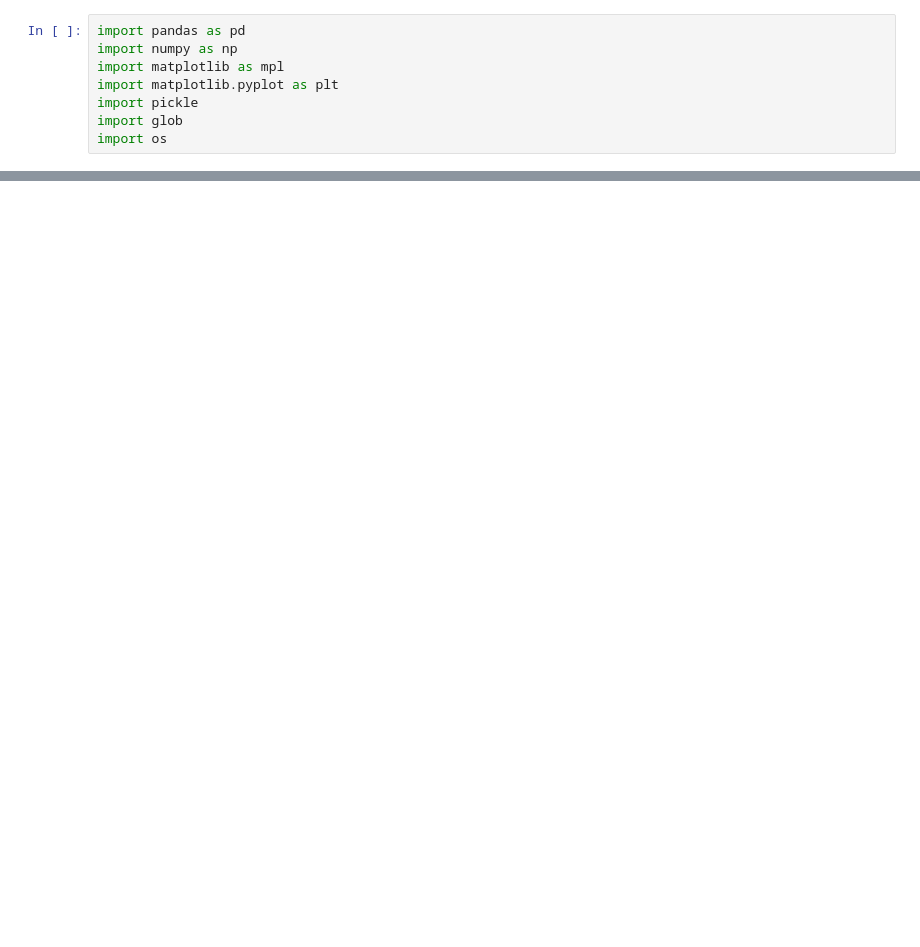
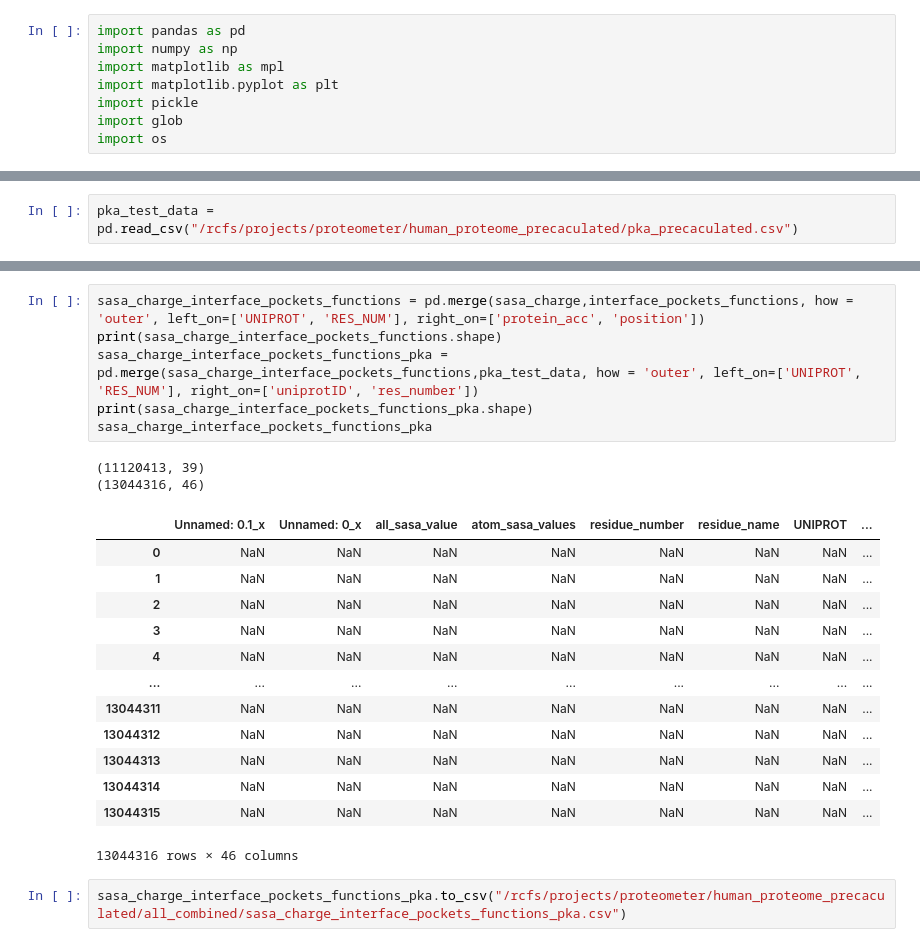
Before and after one commit to PhenoMeters/pheno_analysis, a Jupyter notebook: merge_results.ipynb, the cells around one changed output, grey strips where cells are left out. Saved outputs shown, nothing was run; the diff lists cells and outputs as text; blank space fills up the shorter version.

```diff
--- a/merge_results.ipynb
+++ b/merge_results.ipynb
@@ -604,0 +32,2 @@ missing_list = unique_uniprot_psp not in li
+# %%
+pka_test_data = pd.read_csv("/rcfs/projects/proteometer/human_proteome_precaculated/pka_precaculated.csv")
@@ -604,0 +91,24 @@ missing_list = unique_uniprot_psp not in li
+# %%
+sasa_charge_interface_pockets_functions = pd.merge(sasa_charge,interface_pockets_functions, how = 'outer', left_on=['UNIPROT', 'RES_NUM'], right_on=['protein_acc', 'position'])
+print(sasa_charge_interface_pockets_functions.shape)
+sasa_charge_interface_pockets_functions_pka = pd.merge(sasa_charge_interface_pockets_functions,pka_test_data, how = 'outer', left_on=['UNIPROT', 'RES_NUM'], right_on=['uniprotID', 'res_number'])
+print(sasa_charge_interface_pockets_functions_pka.shape)
+sasa_charge_interface_pockets_functions_pka
+# %% [output]
+(11120413, 39)
+(13044316, 46)
+|  | Unnamed: 0.1_x | Unnamed: 0_x | all_sasa_value | atom_sasa_values | residue_number | residue_name | UNIPROT | ... |
+| 0 | NaN | NaN | NaN | NaN | NaN | NaN | NaN | ... |
+| 1 | NaN | NaN | NaN | NaN | NaN | NaN | NaN | ... |
+| 2 | NaN | NaN | NaN | NaN | NaN | NaN | NaN | ... |
+| 3 | NaN | NaN | NaN | NaN | NaN | NaN | NaN | ... |
+| 4 | NaN | NaN | NaN | NaN | NaN | NaN | NaN | ... |
+| ... | ... | ... | ... | ... | ... | ... | ... | ... |
+| 13044311 | NaN | NaN | NaN | NaN | NaN | NaN | NaN | ... |
+| 13044312 | NaN | NaN | NaN | NaN | NaN | NaN | NaN | ... |
+| 13044313 | NaN | NaN | NaN | NaN | NaN | NaN | NaN | ... |
+| 13044314 | NaN | NaN | NaN | NaN | NaN | NaN | NaN | ... |
+| 13044315 | NaN | NaN | NaN | NaN | NaN | NaN | NaN | ... |
+13044316 rows × 46 columns
+# %%
+sasa_charge_interface_pockets_functions_pka.to_csv("/rcfs/projects/proteometer/human_proteome_precaculated/all_combined/sasa_charge_interface_pockets_functions_pka.csv")
```
Also changed, not shown: parts of 68 cells of this notebook.
